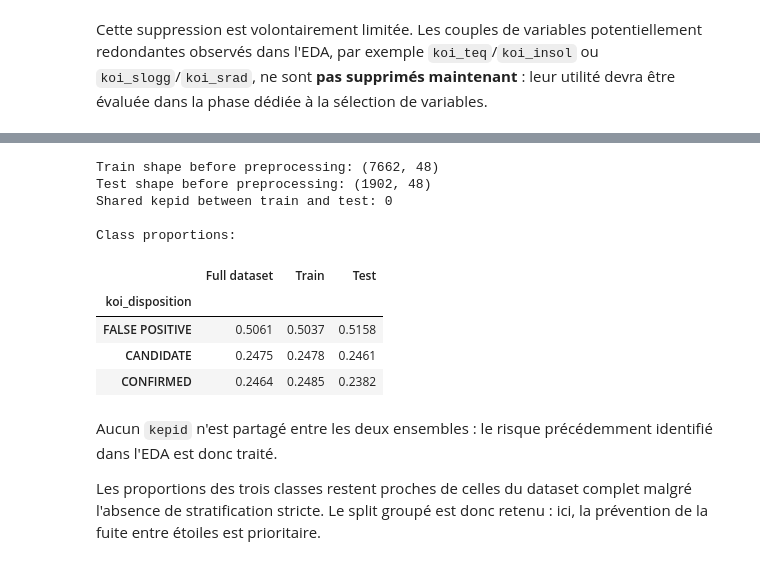
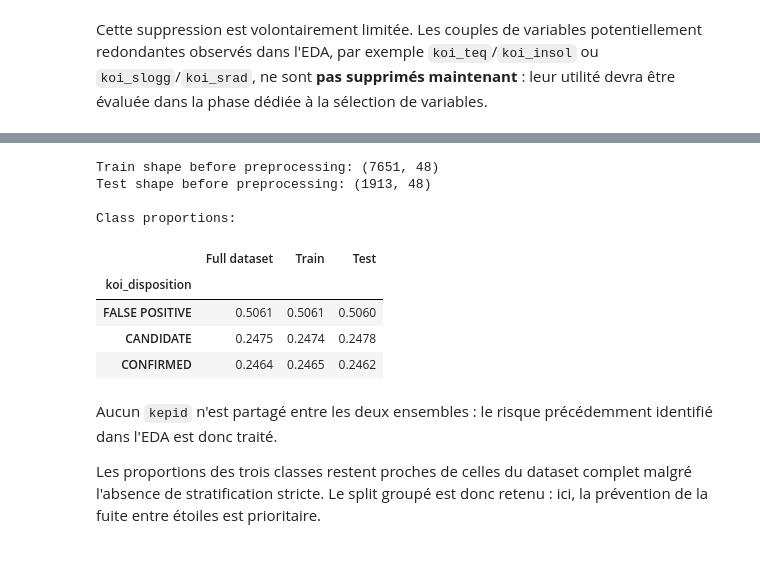
Before and after one commit to GohuKiroi04/kepler-koi-classification, a Jupyter notebook: 2. Preprocessing/kepler_preprocessing.ipynb, the cells around one changed output, grey strips where cells are left out. Cells and saved outputs as stored; diff of their text form; code cells hidden in the pictures.

```diff
--- a/2. Preprocessing/kepler_preprocessing.ipynb
+++ b/2. Preprocessing/kepler_preprocessing.ipynb
@@ -200,81 +195,35 @@ Nous utilisons un split **80 % train / 20 % test par groupe `kepid`**. Ainsi, un
 # %%
-def split_by_kepid(df, target, test_size=0.20, random_state=42):
-    """Sépare le dataset en train/test sans partager un même kepid.
-
-    Parameters
-    ----------
-    df : pandas.DataFrame
-        Dataset nettoyé.
-    target : str
-        Nom de la variable cible.
-    test_size : float, default=0.20
-        Proportion approximative réservée au jeu de test.
-    random_state : int, default=42
-        Graine aléatoire pour rendre le split reproductible.
-
-    Returns
-    -------
-    tuple
-        X_train, X_test, y_train, y_test, groups_train, groups_test.
-    """
-    X = df.drop(columns=[target])
-    y = df[target]
-    groups = df["kepid"]
-
-    splitter = GroupShuffleSplit(
-        n_splits=1,
-        test_size=test_size,
-        random_state=random_state
-    )
-
-    train_index, test_index = next(splitter.split(X, y, groups=groups))
-
-    return (
-        X.iloc[train_index].copy(),
-        X.iloc[test_index].copy(),
-        y.iloc[train_index].copy(),
-        y.iloc[test_index].copy(),
-        groups.iloc[train_index].copy(),
-        groups.iloc[test_index].copy()
-    )
+X = df_kepler_copied.loc[:, df_kepler_copied.columns != "koi_disposition"]
+y = df_kepler_copied["koi_disposition"]
 
 
-X_train_raw, X_test_raw, y_train, y_test, groups_train, groups_test = (
-    split_by_kepid(
-        df_clean,
-        target=TARGET,
-        test_size=TEST_SIZE,
-        random_state=RANDOM_STATE
-    )
-)
+X_train_raw, X_test_raw, y_train, y_test = train_test_split(X,y,test_size=TEST_SIZE,random_state=RANDOM_STATE,stratify=y)
 
-group_overlap = set(groups_train).intersection(set(groups_test))
 
 distribution = pd.concat(
     [
-        df_clean[TARGET].value_counts(normalize=True).rename("Full dataset"),
+        df_kepler_copied[TARGET].value_counts(normalize=True).rename("Full dataset"),
         y_train.value_counts(normalize=True).rename("Train"),
         y_test.value_counts(normalize=True).rename("Test")
     ],
     axis=1
 ).round(4)
 
 print(f"Train shape before preprocessing: {X_train_raw.shape}")
 print(f"Test shape before preprocessing: {X_test_raw.shape}")
-print(f"Shared kepid between train and test: {len(group_overlap)}")
+
 print("\nClass proportions:")
 display(distribution)
 # %% [output]
-Train shape before preprocessing: (7662, 48)
-Test shape before preprocessing: (1902, 48)
-Shared kepid between train and test: 0
+Train shape before preprocessing: (7651, 48)
+Test shape before preprocessing: (1913, 48)
 
 Class proportions:
 |  | Full dataset | Train | Test |
 | koi_disposition |  |  |  |
-| FALSE POSITIVE | 0.5061 | 0.5037 | 0.5158 |
-| CANDIDATE | 0.2475 | 0.2478 | 0.2461 |
-| CONFIRMED | 0.2464 | 0.2485 | 0.2382 |
+| FALSE POSITIVE | 0.5061 | 0.5061 | 0.5060 |
+| CANDIDATE | 0.2475 | 0.2474 | 0.2478 |
+| CONFIRMED | 0.2464 | 0.2465 | 0.2462 |
 # %% [markdown]
 Aucun `kepid` n'est partagé entre les deux ensembles : le risque précédemment identifié dans l'EDA est donc traité.
 
```
Also changed, not shown: parts of 6 cells of this notebook, 27 other files.
